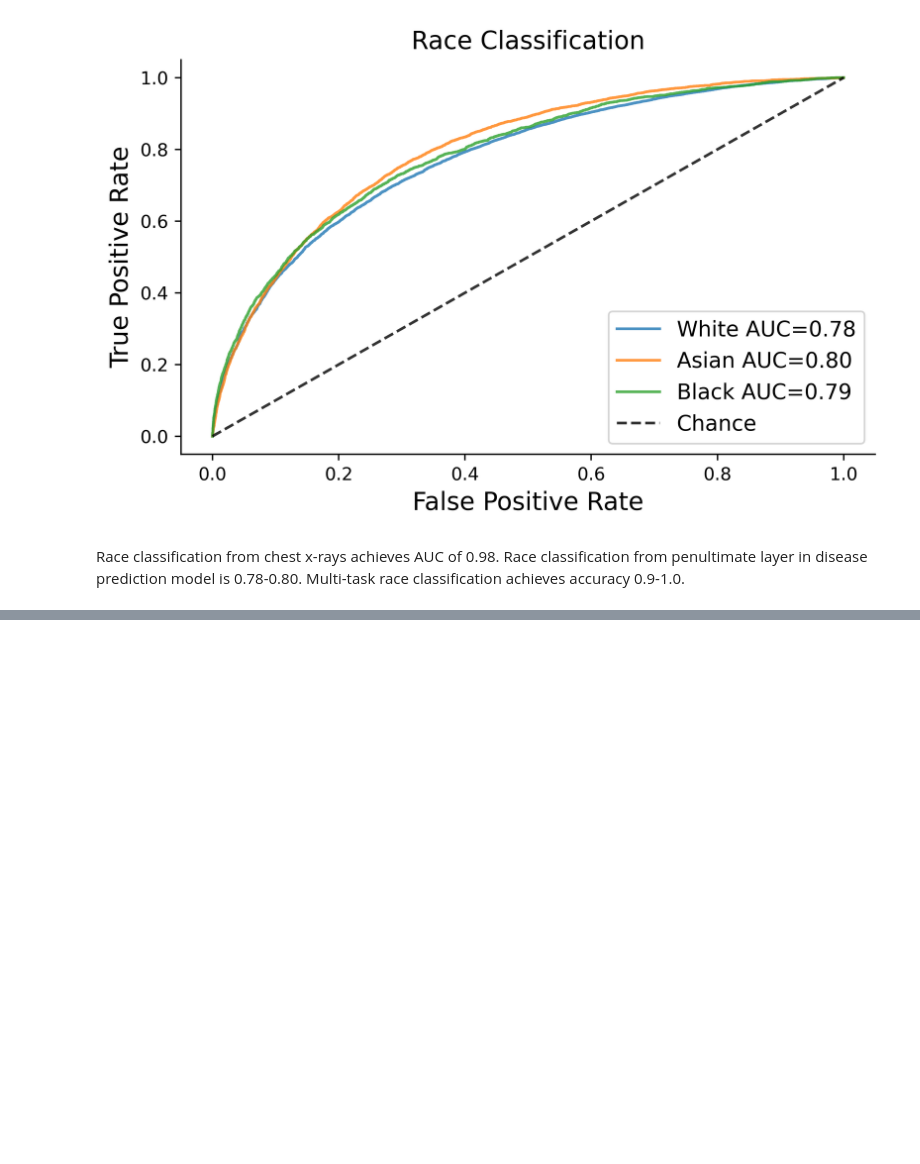
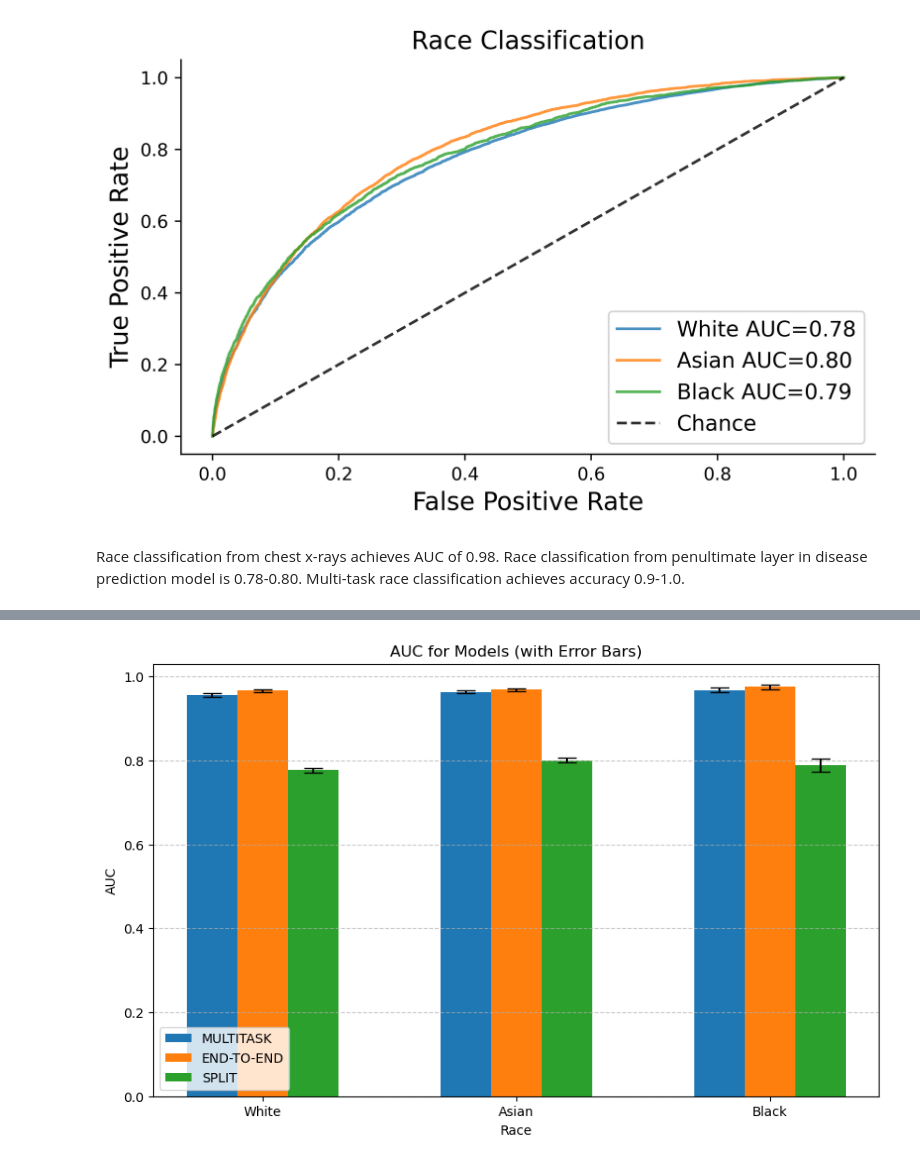
Before and after one commit to aashnapshah/xray-dl, a Jupyter notebook: chexpert-disease/split/chexpert.race.split.evaluate.ipynb, the cells around one changed output, grey strips where cells are left out. Cells and saved outputs as stored; diff of their text form; code cells hidden in the pictures; blank space fills up the shorter version.

Commit message:
add race eval

```diff
--- a/chexpert-disease/split/chexpert.race.split.evaluate.ipynb
+++ b/chexpert-disease/split/chexpert.race.split.evaluate.ipynb
@@ -73,0 +124,14 @@ Race classification from chest x-rays achieves AUC of 0.98. Race classification
+# %%
+split_cnn_pred_race = pd.read_csv('predictions/race/predictions.test.csv')
+baseline_cnn_pred_race = pd.read_csv('../../chexpert-race/predictions/CHEXPERT_RACE_RESNET34_PY_20230905-143859_epoch:010_val_loss:0.20_test_pred.csv')
+multitask_cnn_pred_race = pd.read_csv('../../chexpert-multitask/predictions/predictions.test.race.csv')
+# %%
+# Extract and convert predictions to the new format
+new_data = {
+    "class_0": baseline_cnn_pred_race["Predictions"].apply(lambda x: float(x.split()[0][1:])),
+    "class_1": baseline_cnn_pred_race["Predictions"].apply(lambda x: float(x.split()[1])),
+    "class_2": baseline_cnn_pred_race["Predictions"].apply(lambda x: float(x.split()[2][:-1])),
+    "target": baseline_cnn_pred_race["Target"]
+}
+
+baseline_cnn_pred_race = pd.DataFrame(new_data)
@@ -73,0 +196,46 @@ Race classification from chest x-rays achieves AUC of 0.98. Race classification
+# %%
+import matplotlib.pyplot as plt
+import numpy as np
+
+# Filter the DataFrame for the three models of interest
+models = ["MULTITASK", "END-TO-END", "SPLIT"]
+df_filtered = df_metrics[df_metrics["Model"].isin(models)]
+
+# Get unique races
+races = df_filtered["Race"].unique()
+
+# Initialize lists to store AUC values and their confidence intervals
+auc_values = {model: [] for model in models}
+auc_cis = {model: [] for model in models}
+
+# Calculate AUC values and their confidence intervals for each model
+for model in models:
+    for race in races:
+        filtered_data = df_filtered[(df_filtered["Model"] == model) & (df_filtered["Race"] == race)]
+        auc = filtered_data["AUC"].values[0]
+        auc_ci = filtered_data["AUC_CI"].values[0]
+        auc_values[model].append(auc)
+        auc_cis[model].append(auc_ci)
+
+# Extract the confidence interval margins for error bars
+auc_err_margins = {model: [(ci[1] - ci[0])  for ci in auc_cis[model]] for model in models}
+
+# Create a grouped bar plot
+bar_width = 0.2
+index = np.arange(len(races))
+
+fig, ax = plt.subplots(figsize=(10, 6))
+
+for i, model in enumerate(models):
+    plt.bar(index + i * bar_width, auc_values[model], bar_width, label=model,
+            yerr=auc_err_margins[model], capsize=7)
+
+plt.xlabel("Race")
+plt.ylabel("AUC")
+plt.title("AUC for Models (with Error Bars)")
+plt.xticks(index + (bar_width * (len(models) - 1)) / 2, races)
+plt.legend()
+plt.grid(axis='y', linestyle='--', alpha=0.7)
+plt.show()
+# %% [output]
+[figure, added]
```
Also changed, not shown: parts of 4 cells of this notebook.
